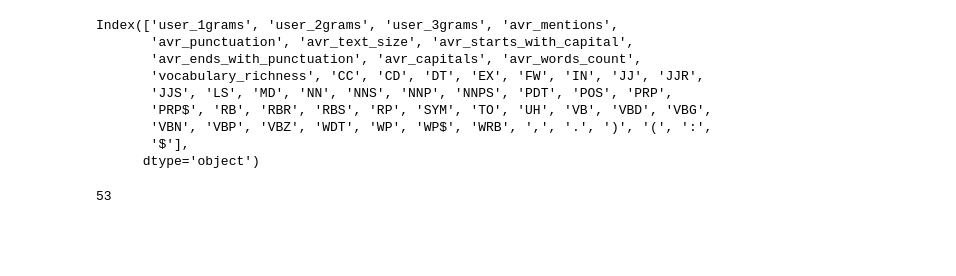
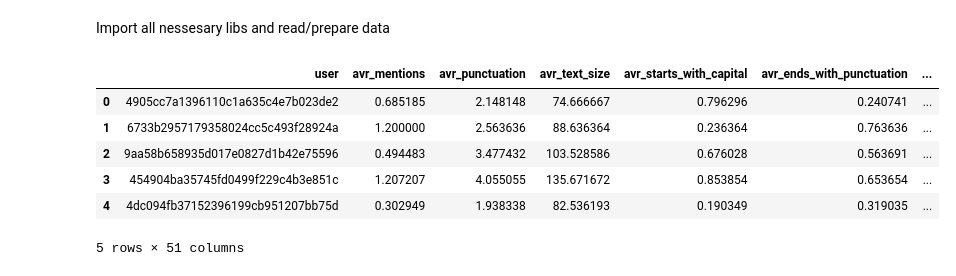
Before and after one commit to kburaya/Gender-and-Age-Estimator, a Jupyter notebook: Resources/Gender_Age_Models.ipynb, the cells around one changed output. Saved outputs shown, nothing was run; the diff lists cells and outputs as text; code cells hidden in the pictures; blank space fills up the shorter version.

```diff
--- a/Resources/Gender_Age_Models.ipynb
+++ b/Resources/Gender_Age_Models.ipynb
@@ -1,3 +1,5 @@
+# %% [markdown]
+Import all nessesary libs and read/prepare data
 # %%
 import pandas as pd
 import scipy as sp
@@ -22,35 +28,20 @@ import os
 # %%
-data = pd.read_csv('data_features.csv', sep='\t', index_col=0)
+data = pd.read_csv('all_features.csv', sep='\t', index_col=0)
 data = pd.DataFrame(data)
 del data['Unnamed: 0.1']
 del data['Unnamed: 0.1.1']
 del data['\'\'']
-
-del data['user']
+data = data.drop(['sex', 'age', 'user_1grams', 'user_2grams', 'user_3grams'], axis = 1)
 data = data.fillna(0)
-data.describe()
-
-Yage = data['age']
-Ysex = data['sex']
-
-del data['age']
-del data['sex']
-X = data
-print (X.columns)
-
-scaler = StandardScaler()
-X = scaler.fit_transform(X)
-# X = pd.DataFrame(X)
-# X.head()
-len(X[0])
+ngrams_data = pd.read_csv('data_ngrams.csv', sep = '\t')
+del ngrams_data['Unnamed: 0']
-# %% [output]
-Index(['user_1grams', 'user_2grams', 'user_3grams', 'avr_mentions',
-       'avr_punctuation', 'avr_text_size', 'avr_starts_with_capital',
-       'avr_ends_with_punctuation', 'avr_capitals', 'avr_words_count',
-       'vocabulary_richness', 'CC', 'CD', 'DT', 'EX', 'FW', 'IN', 'JJ', 'JJR',
-       'JJS', 'LS', 'MD', 'NN', 'NNS', 'NNP', 'NNPS', 'PDT', 'POS', 'PRP',
-       'PRP$', 'RB', 'RBR', 'RBS', 'RP', 'SYM', 'TO', 'UH', 'VB', 'VBD', 'VBG',
-       'VBN', 'VBP', 'VBZ', 'WDT', 'WP', 'WP$', 'WRB', ',', '.', ')', '(', ':',
-       '$'],
-      dtype='object')
-53
+# %%
+data.head()
+# %% [output]
+|  | user | avr_mentions | avr_punctuation | avr_text_size | avr_starts_with_capital | avr_ends_with_punctuation | ... |
+| 0 | 4905cc7a1396110c1a635c4e7b023de2 | 0.685185 | 2.148148 | 74.666667 | 0.796296 | 0.240741 | ... |
+| 1 | 6733b2957179358024cc5c493f28924a | 1.200000 | 2.563636 | 88.636364 | 0.236364 | 0.763636 | ... |
+| 2 | 9aa58b658935d017e0827d1b42e75596 | 0.494483 | 3.477432 | 103.528586 | 0.676028 | 0.563691 | ... |
+| 3 | 454904ba35745fd0499f229c4b3e851c | 1.207207 | 4.055055 | 135.671672 | 0.853854 | 0.653654 | ... |
+| 4 | 4dc094fb37152396199cb951207bb75d | 0.302949 | 1.938338 | 82.536193 | 0.190349 | 0.319035 | ... |
+5 rows × 51 columns
```
Also changed, not shown: parts of 33 cells of this notebook, 4 other files.
